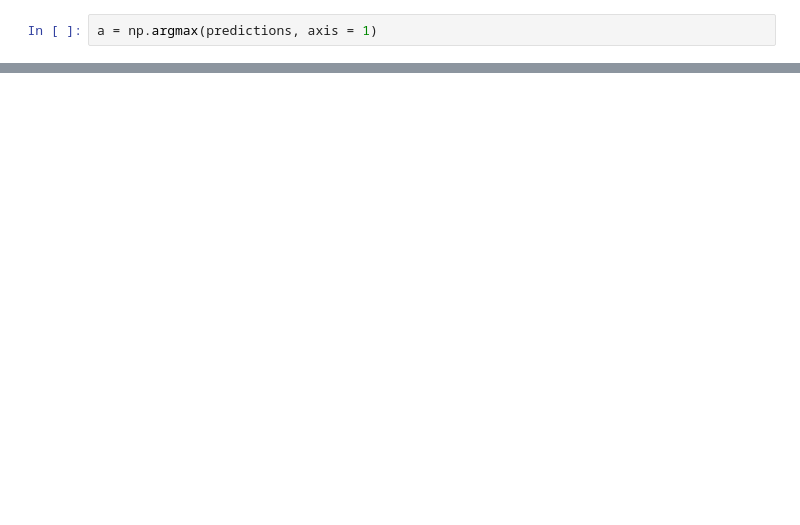
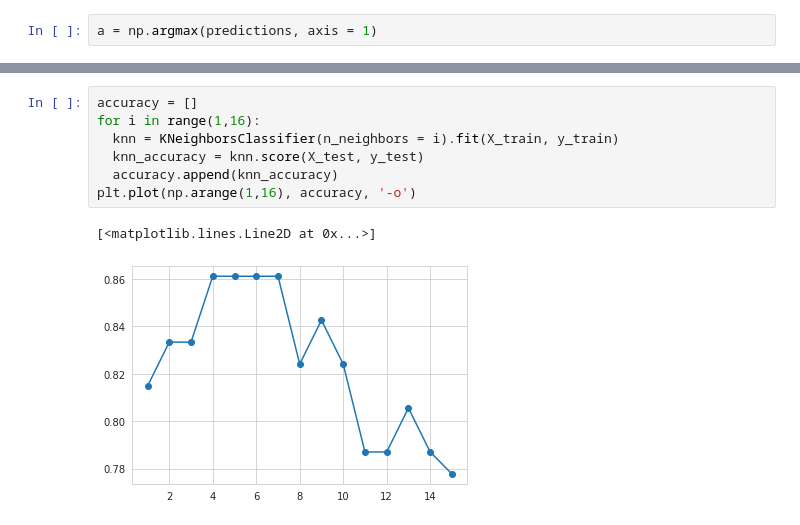
Before and after one commit to okayteakay/Fault-Analysis, a Jupyter notebook: Fault_Analysis_CODE.ipynb, the cells around one changed output, grey strips where cells are left out. Drawn from its saved outputs; the diff is of its cells as text; blank space fills up the shorter version.

```diff
--- a/Fault_Analysis_CODE.ipynb
+++ b/Fault_Analysis_CODE.ipynb
@@ -180,0 +308,10 @@ accuracy 0.8275862068965517
+# %%
+accuracy = []
+for i in range(1,16):
+  knn = KNeighborsClassifier(n_neighbors = i).fit(X_train, y_train)
+  knn_accuracy = knn.score(X_test, y_test)
+  accuracy.append(knn_accuracy)
+plt.plot(np.arange(1,16), accuracy, '-o')
+# %% [output]
+[<matplotlib.lines.Line2D at 0x...>]
+[figure, added]
```
Also changed, not shown: parts of 41 cells of this notebook.
